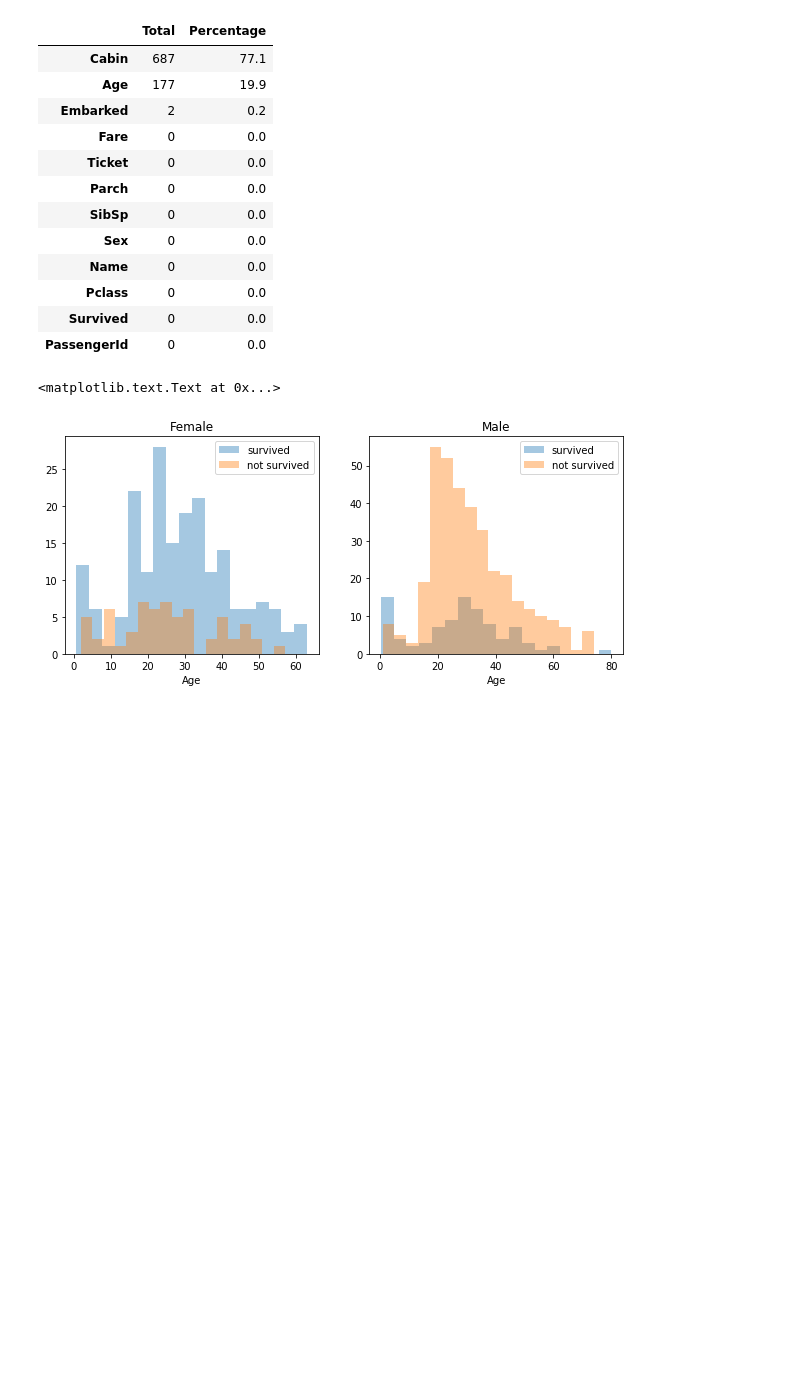
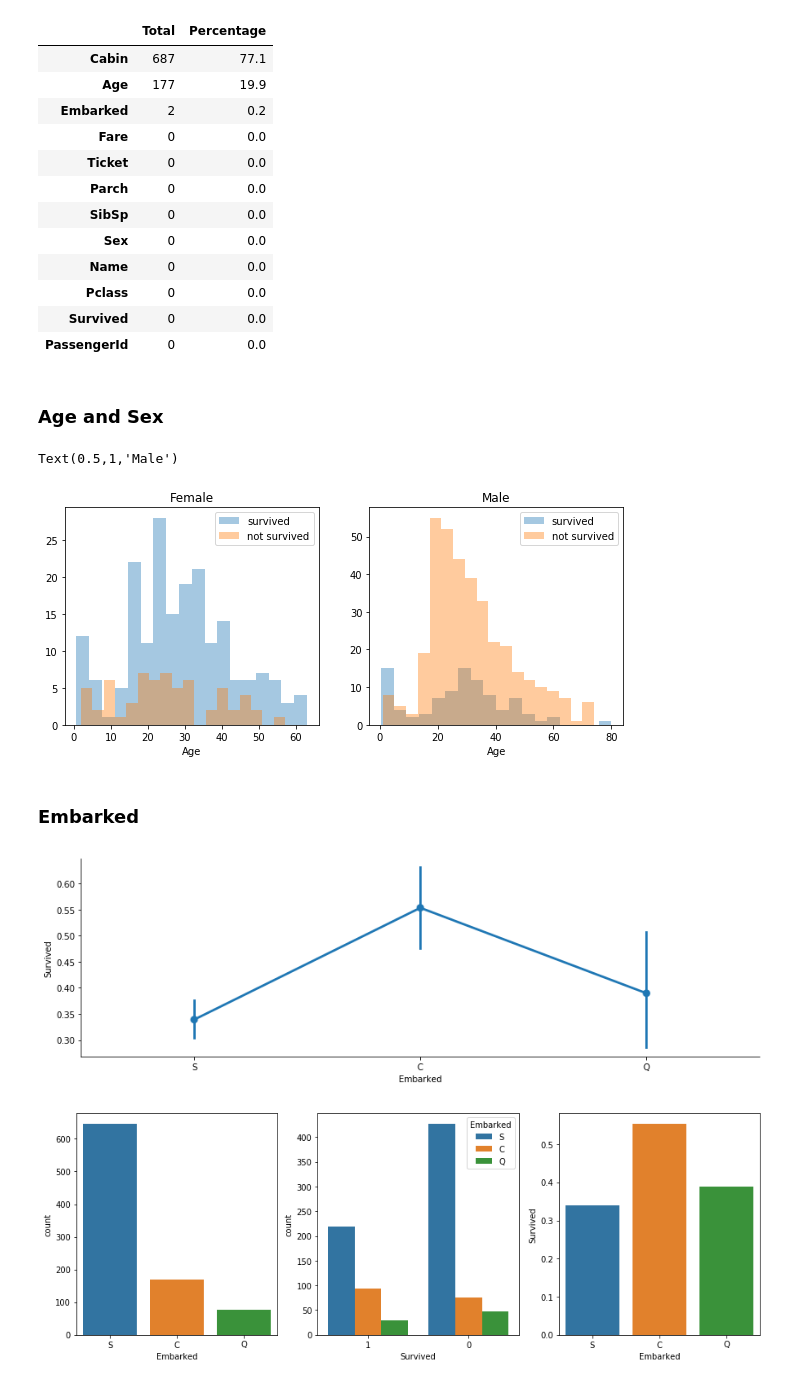
Before and after one commit to canhtran/vagrant-kubeadm-helm-chart, a Jupyter notebook: notebook/Titanic survival.ipynb, the cells around one changed output. Saved outputs shown, nothing was run; the diff lists cells and outputs as text; code cells hidden in the pictures; blank space fills up the shorter version.

```diff
--- a/notebook/Titanic survival.ipynb
+++ b/notebook/Titanic survival.ipynb
@@ -83,13 +83,17 @@ missing_data
 | Pclass | 0 | 0.0 |
 | Survived | 0 | 0.0 |
 | PassengerId | 0 | 0.0 |
+# %%
+titanic_df = train_df.drop(['PassengerId','Name','Ticket'], axis=1)
+# %% [markdown]
+### Age and Sex
 # %%
 survived = 'survived'
 not_survived = 'not survived'
 # %%
 fig, axes = plt.subplots(nrows=1, ncols=2,figsize=(10, 4))
 
-female = train_df[train_df['Sex'] == 'female']
+female = titanic_df[titanic_df['Sex'] == 'female']
 ax = sns.distplot(
     female[female['Survived'] == 1].Age.dropna(),
     bins=18,
@@ -107,7 +111,7 @@ ax = sns.distplot(
 ax.legend()
 ax.set_title('Female')
 
-male = train_df[train_df['Sex'] == 'male']
+male = titanic_df[titanic_df['Sex'] == 'male']
 ax = sns.distplot(
     male[male['Survived'] == 1].Age.dropna(),
     bins=18,
@@ -125,5 +129,46 @@ ax = sns.distplot(
 ax.legend()
 ax.set_title('Male')
 # %% [output]
-<matplotlib.text.Text at 0x...>
+Text(0.5,1,'Male')
 [figure]
+# %% [markdown]
+### Embarked
+# %%
+# Embarked
+
+# only in titanic_df, fill the two missing values with the most occurred value, which is "S".
+titanic_df["Embarked"] = titanic_df["Embarked"].fillna("S")
+
+# plot
+sns.factorplot('Embarked','Survived', data=titanic_df,size=4,aspect=3)
+
+fig, (axis1,axis2,axis3) = plt.subplots(1,3,figsize=(15,5))
+
+# sns.factorplot('Embarked',data=titanic_df,kind='count',order=['S','C','Q'],ax=axis1)
+# sns.factorplot('Survived',hue="Embarked",data=titanic_df,kind='count',order=[1,0],ax=axis2)
+sns.countplot(x='Embarked', data=titanic_df, ax=axis1)
+sns.countplot(x='Survived', hue="Embarked", data=titanic_df, order=[1,0], ax=axis2)
+
+# group by embarked, and get the mean for survived passengers for each value in Embarked
+embark_perc = titanic_df[["Embarked", "Survived"]].groupby(['Embarked'],as_index=False).mean()
+sns.barplot(x='Embarked', y='Survived', data=embark_perc,order=['S','C','Q'],ax=axis3)
+
+# Either to consider Embarked column in predictions,
+# and remove "S" dummy variable,
+# and leave "C" & "Q", since they seem to have a good rate for Survival.
+
+# OR, don't create dummy variables for Embarked column, just drop it,
+# because logically, Embarked doesn't seem to be useful in prediction.
+
+embark_dummies_titanic  = pd.get_dummies(titanic_df['Embarked'])
+embark_dummies_titanic.drop(['S'], axis=1, inplace=True)
+
+embark_dummies_test  = pd.get_dummies(test_df['Embarked'])
+embark_dummies_test.drop(['S'], axis=1, inplace=True)
+
+titanic_df = titanic_df.join(embark_dummies_titanic)
+
+titanic_df.drop(['Embarked'], axis=1,inplace=True)
+# %% [output]
+[figure, added]
+[figure, added]
```
Also changed, not shown: parts of 3 cells of this notebook.
